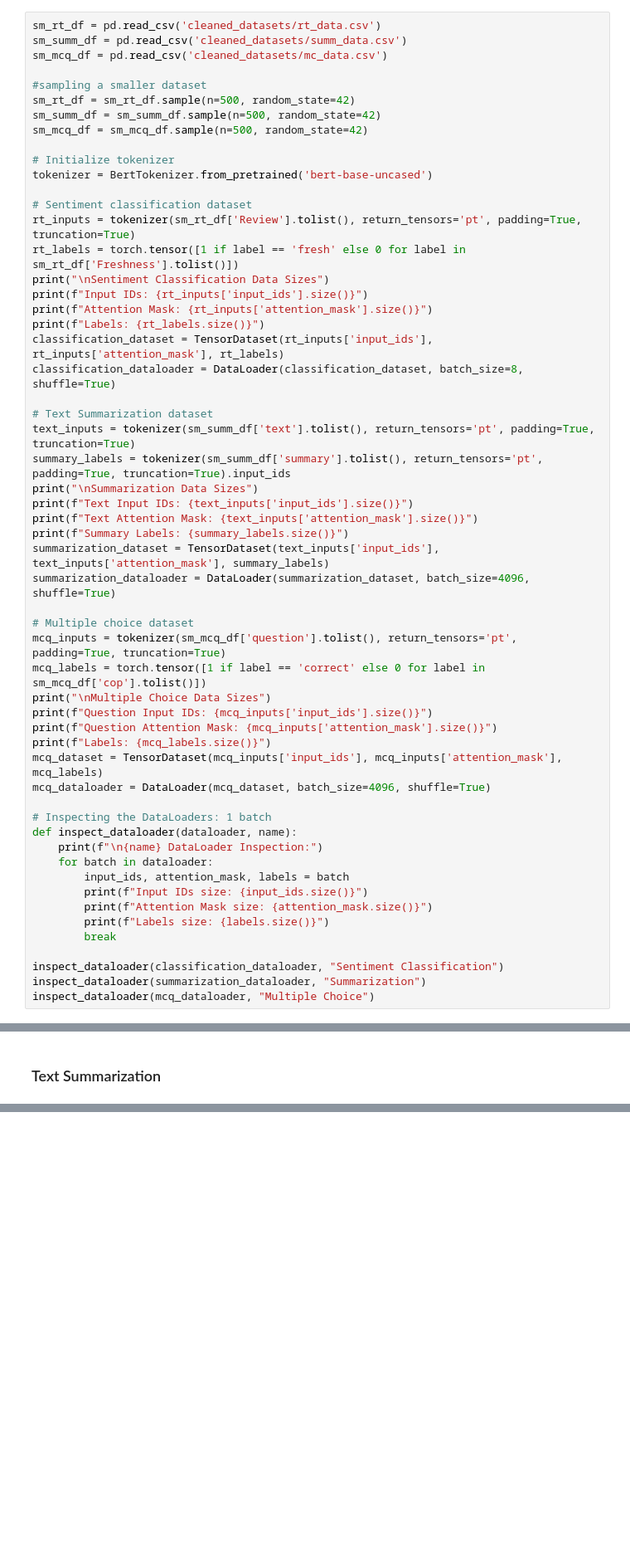
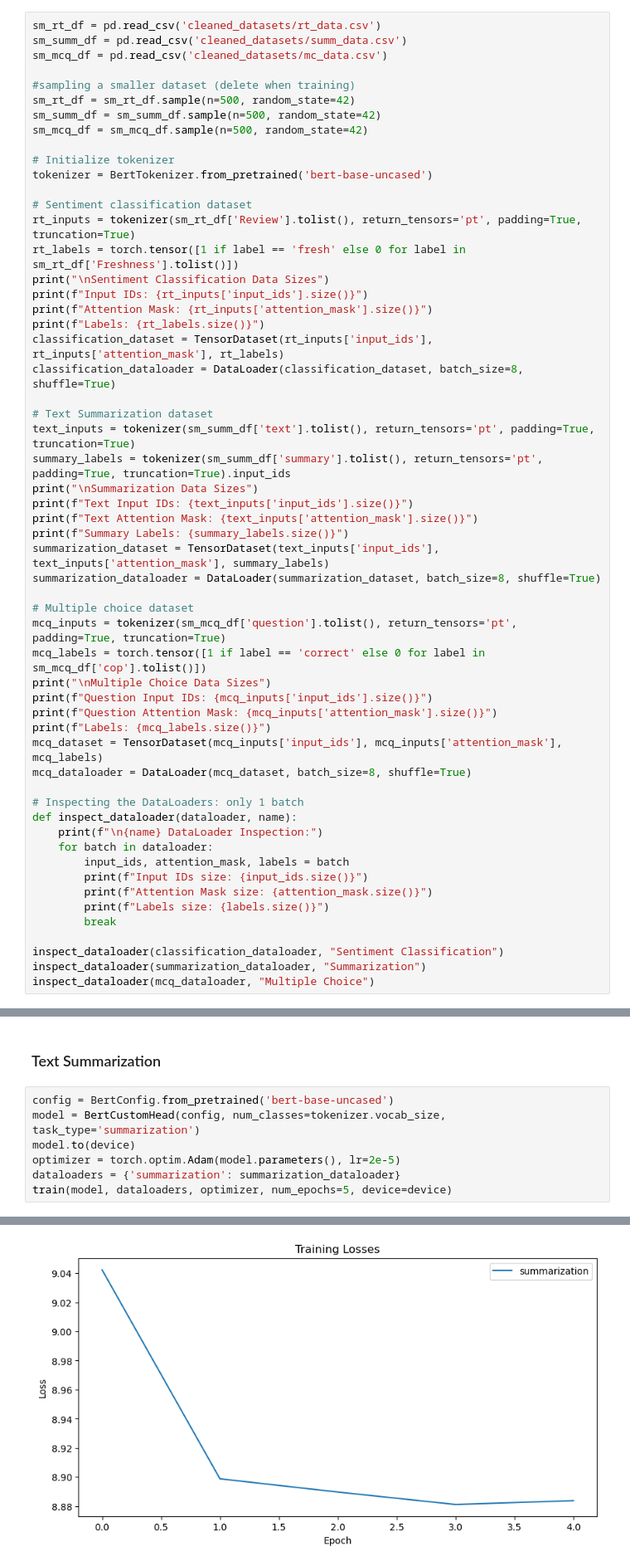
Before and after one commit to Akettle44/LLMs-What-Can-Pruning-Tell-Us, a Jupyter notebook: notebooks/data_setup.ipynb, the cells around one changed output, grey strips where cells are left out. Shown at 83% size. Saved outputs shown, nothing was run; the diff lists cells and outputs as text; blank space fills up the shorter version.

Commit message:
three tasks in working condition

```diff
--- a/notebooks/data_setup.ipynb
+++ b/notebooks/data_setup.ipynb
@@ -22,7 +22,7 @@ sm_rt_df = pd.read_csv('cleaned_datasets/rt_data.csv')
 sm_summ_df = pd.read_csv('cleaned_datasets/summ_data.csv')
 sm_mcq_df = pd.read_csv('cleaned_datasets/mc_data.csv')
 
-#sampling a smaller dataset
+#sampling a smaller dataset (delete when training)
 sm_rt_df = sm_rt_df.sample(n=500, random_state=42)
 sm_summ_df = sm_summ_df.sample(n=500, random_state=42)
 sm_mcq_df = sm_mcq_df.sample(n=500, random_state=42)
@@ -48,7 +48,7 @@ print(f"Text Input IDs: {text_inputs['input_ids'].size()}")
 print(f"Text Attention Mask: {text_inputs['attention_mask'].size()}")
 print(f"Summary Labels: {summary_labels.size()}")
 summarization_dataset = TensorDataset(text_inputs['input_ids'], text_inputs['attention_mask'], summary_labels)
-summarization_dataloader = DataLoader(summarization_dataset, batch_size=4096, shuffle=True)
+summarization_dataloader = DataLoader(summarization_dataset, batch_size=8, shuffle=True)
 
 # Multiple choice dataset
 mcq_inputs = tokenizer(sm_mcq_df['question'].tolist(), return_tensors='pt', padding=True, truncation=True)
@@ -58,9 +58,9 @@ print(f"Question Input IDs: {mcq_inputs['input_ids'].size()}")
 print(f"Question Attention Mask: {mcq_inputs['attention_mask'].size()}")
 print(f"Labels: {mcq_labels.size()}")
 mcq_dataset = TensorDataset(mcq_inputs['input_ids'], mcq_inputs['attention_mask'], mcq_labels)
-mcq_dataloader = DataLoader(mcq_dataset, batch_size=4096, shuffle=True)
+mcq_dataloader = DataLoader(mcq_dataset, batch_size=8, shuffle=True)
 
-# Inspecting the DataLoaders: 1 batch
+# Inspecting the DataLoaders: only 1 batch
 def inspect_dataloader(dataloader, name):
     print(f"\n{name} DataLoader Inspection:")
     for batch in dataloader:
@@ -314,2 +249,10 @@ device = torch.device("cuda" if torch.cuda.is_available() else "cpu")
 # %% [markdown]
 ### Text Summarization
+# %%
+config = BertConfig.from_pretrained('bert-base-uncased')
+model = BertCustomHead(config, num_classes=tokenizer.vocab_size, task_type='summarization')
+model.to(device)
+optimizer = torch.optim.Adam(model.parameters(), lr=2e-5)
+dataloaders = {'summarization': summarization_dataloader}
+train(model, dataloaders, optimizer, num_epochs=5, device=device)
+# %% [output]
@@ -315,0 +276 @@ device = torch.device("cuda" if torch.cuda.is_available() else "cpu")
+[figure, added]
```
Also changed, not shown: parts of 7 cells of this notebook.
